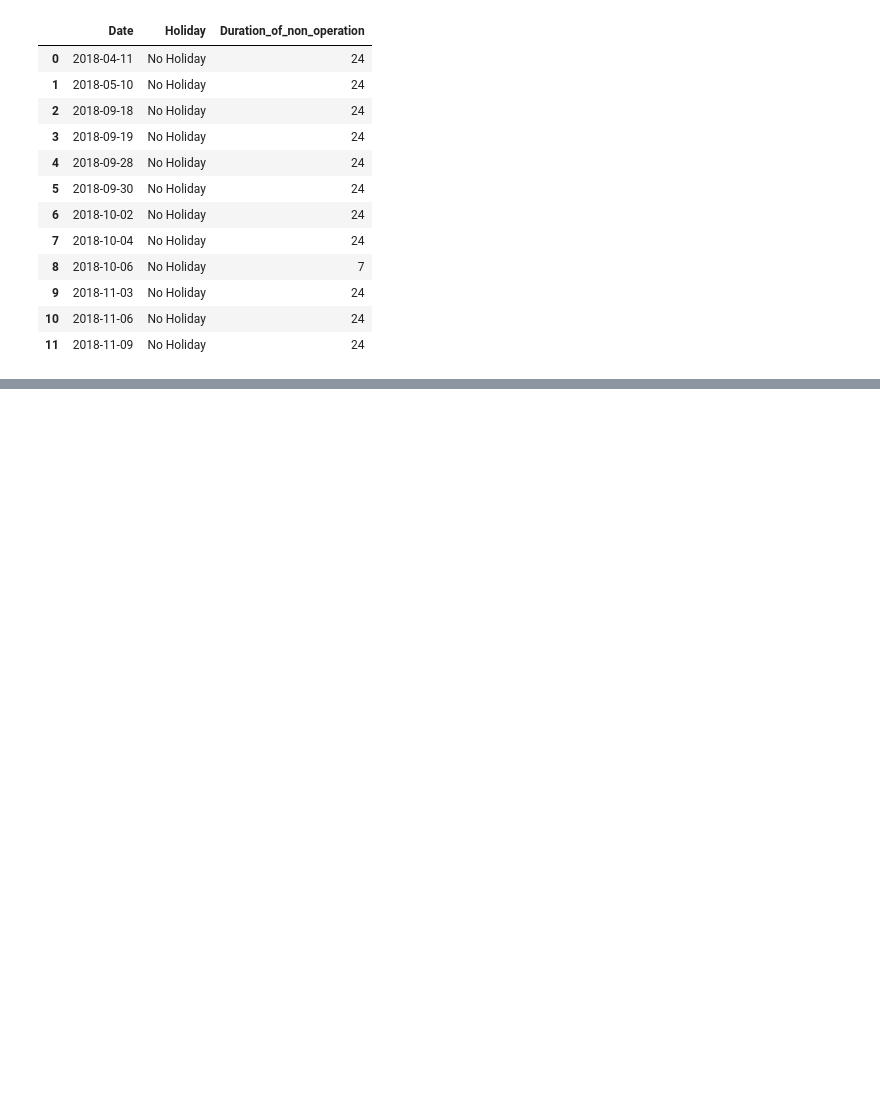
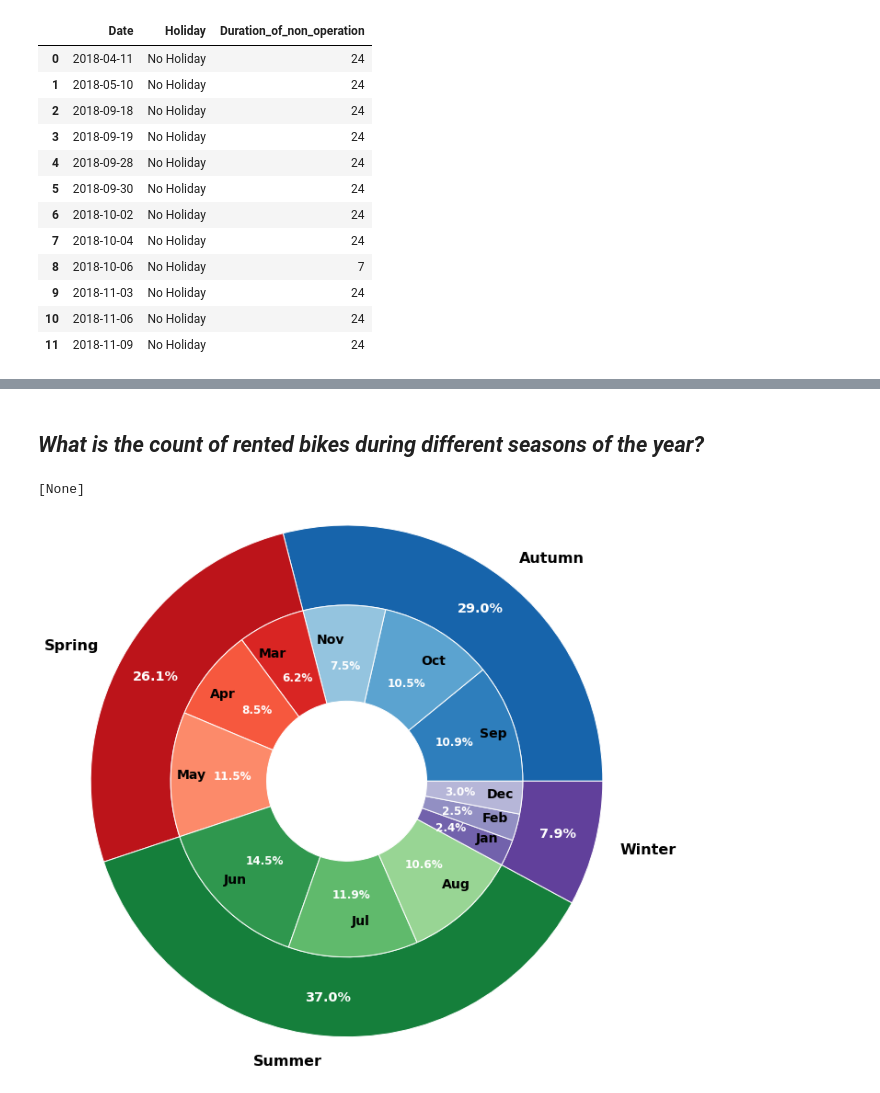
Before and after one commit to RadhikaRM/BikeShareDemandprediction, a Jupyter notebook: Bike_Sharing_Prediction.ipynb, the cells around one changed output, grey strips where cells are left out. Drawn from its saved outputs; the diff is of its cells as text; code cells hidden in the pictures; blank space fills up the shorter version.

```diff
--- a/Bike_Sharing_Prediction.ipynb
+++ b/Bike_Sharing_Prediction.ipynb
@@ -279,0 +295,38 @@ non_functioning_days.loc[non_functioning_days['Holiday']=='No Holiday'].groupby(
+# %% [markdown]
+## *What is the count of rented bikes during different seasons of the year?*
+# %%
+season_df=bd_df.groupby('Seasons')['Rented Bike Count'].sum().reset_index()['Rented Bike Count'].to_frame(name = 'season_count').reset_index()
+# %%
+month_df=(bd_df.groupby(['Seasons','Month'])['Rented Bike Count'].sum()).to_frame(name = 'month_count').reset_index()
+# %%
+import calendar
+d = dict(enumerate(calendar.month_abbr))
+subgroup_names = month_df['Month'].map(d)
+
+fig, ax = plt.subplots()
+size=1
+group_names=['Autumn', 'Spring', 'Summer','Winter']
+group_size=season_df['season_count']
+
+subgroup_size=month_df['month_count']
+a, b, c,d=[plt.cm.Blues, plt.cm.Reds, plt.cm.Greens, plt.cm.Purples]
+
+# Setting figure colors
+outer_colors = [a(.8), b(.8),c(.8),d(.8)]
+inner_colors = [*a(np.linspace(.7, .4, 3)),*b(np.linspace(.7, .4, 3)),*c(np.linspace(.7, .4, 3)),*d(np.linspace(.7, .4, 3))]
+
+#Creating nested pie chart
+patches, texts,pcts=ax.pie(group_size, radius=3.2, colors=outer_colors,
+      wedgeprops=dict(width=size, edgecolor='w'),labels=group_names,autopct='%1.1f%%', textprops={'fontsize':16,'size': 'x-large'},labeldistance=1.1,pctdistance=0.85)
+plt.setp(pcts, color='white',fontweight='bold')
+plt.setp(texts, fontweight=600)
+
+patches1, texts1,pcts1=ax.pie(subgroup_size, radius=3.2-size, colors=inner_colors,labels=subgroup_names,
+       wedgeprops=dict(width=1.2, edgecolor='w'),autopct='%1.1f%%', textprops={'fontsize': 14},labeldistance=0.8,pctdistance=0.65)
+plt.setp(pcts1, color='w', fontweight='bold',fontsize=12)
+plt.setp(texts1, fontweight=600)
+
+ax.set(aspect="equal")
+# %% [output]
+[None]
+[figure, added]
```
Also changed, not shown: parts of 10 cells of this notebook.
